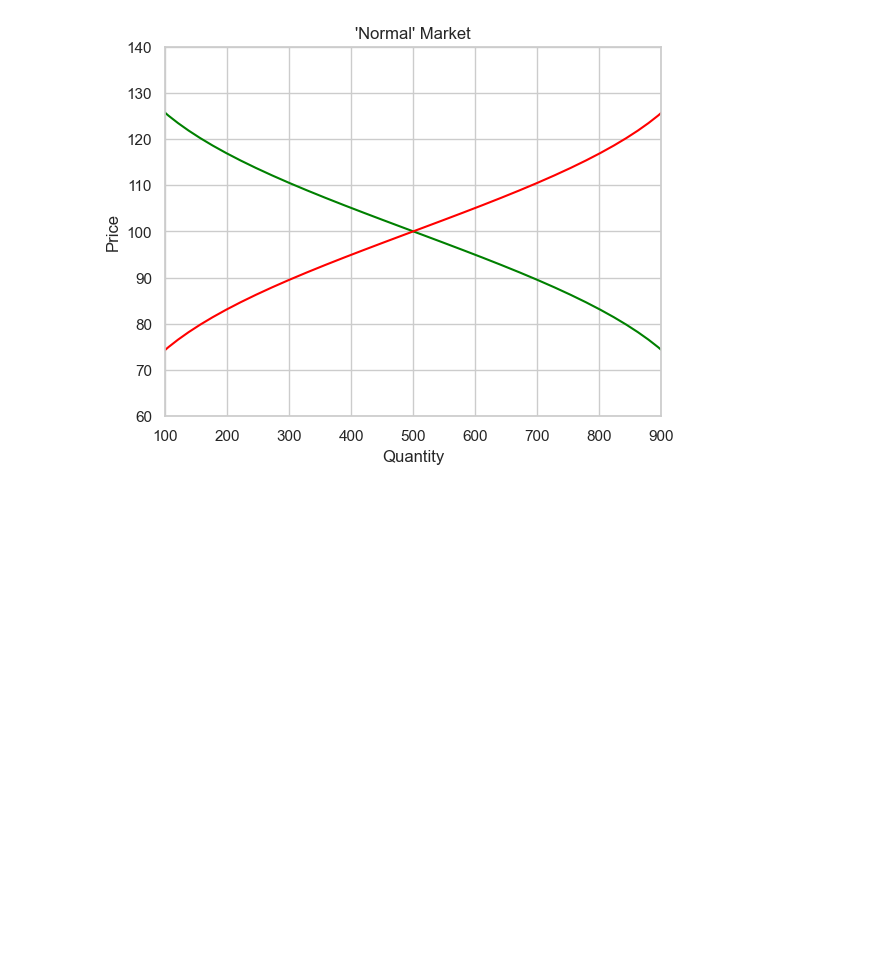
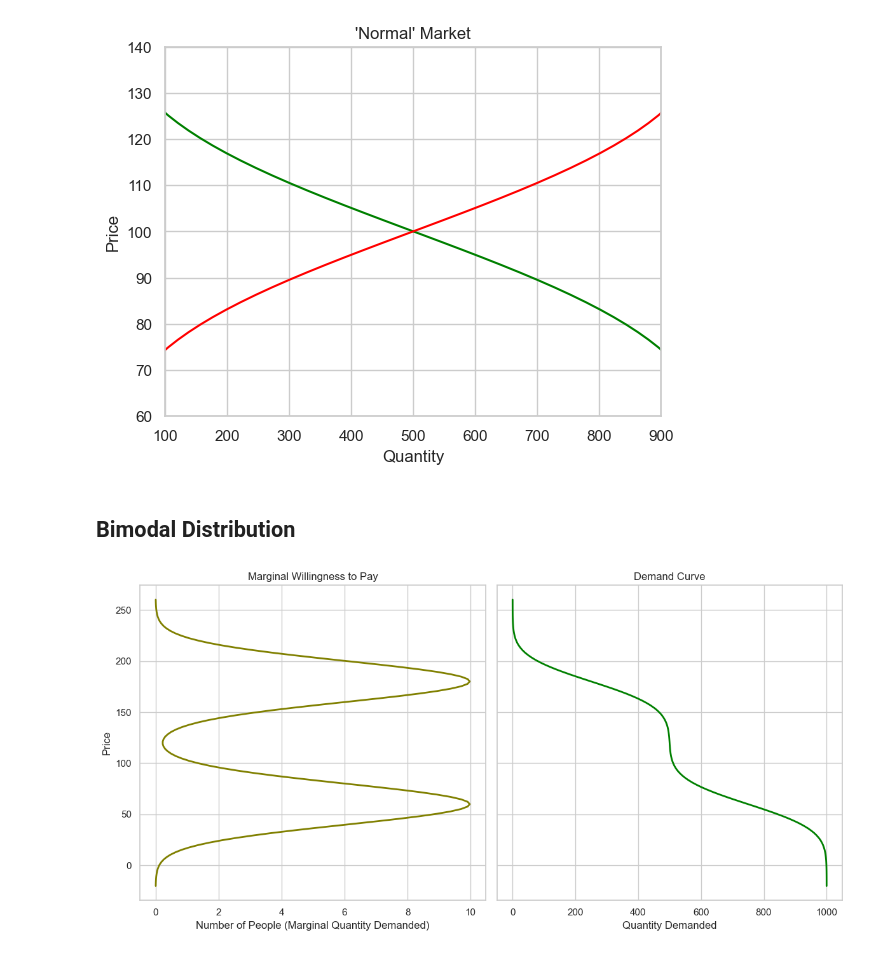
Before and after one commit to ohmurphy/market_cdfs, a Jupyter notebook: market_curves.ipynb, the cells around one changed output. Saved outputs shown, nothing was run; the diff lists cells and outputs as text; code cells hidden in the pictures; blank space fills up the shorter version.

Commit message:
added graphs for bimodal dists

```diff
--- a/market_curves.ipynb
+++ b/market_curves.ipynb
@@ -110,3 +110,33 @@ plt.grid(True)
 plt.show()
 # %% [output]
 [figure]
+# %% [markdown]
+## Bimodal Distribution
+# %%
+# Parameters for the normal distribution
+mean_one = 60      # Mean of lower distribution
+mean_two = 180      # Mean of lower distribution
+
+std_dev = 20   # Standard deviation
+graph_std_devs = 4
+num_market_participants = 1000
+
+prices = np.linspace(mean_one - graph_std_devs * std_dev, mean_two + graph_std_devs * std_dev, (mean_two - mean_one) // 2 + mean_one)
+pdf_dist = norm.pdf(prices, loc=mean_one, scale=std_dev) * (num_market_participants / 2) + norm.pdf(prices, loc=mean_two, scale=std_dev) * (num_market_participants / 2)
+cdf_dist_demand = (1 - norm.cdf(prices, loc=mean_one, scale=std_dev)) * (num_market_participants / 2) + (1 - norm.cdf(prices, loc=mean_two, scale=std_dev)) * (num_market_participants / 2)# used for Demand. We use "1 - " because we count higher ones first
+cdf_dist_supply = norm.cdf(prices, loc=mean_one, scale=std_dev) * (num_market_participants / 2) + norm.cdf(prices, loc=mean_two, scale=std_dev) * (num_market_participants / 2)
+# %%
+fig, (ax1, ax2) = plt.subplots(1, 2, figsize=(12, 6), sharey=True)
+ax1.plot(pdf_dist, prices, linewidth=2, color='olive')
+ax1.set_title('Marginal Willingness to Pay')
+ax1.set_xlabel('Number of People (Marginal Quantity Demanded)')
+ax1.set_ylabel('Price')
+ax1.grid(True)
+ax2.plot(cdf_dist_demand, prices, linewidth=2, color='green')
+ax2.set_title('Demand Curve')
+ax2.set_xlabel('Quantity Demanded')
+ax2.grid(True)
+plt.tight_layout()
+plt.show()
+# %% [output]
+[figure, added]
```
Also changed, not shown: parts of 3 cells of this notebook, 1 other file.
